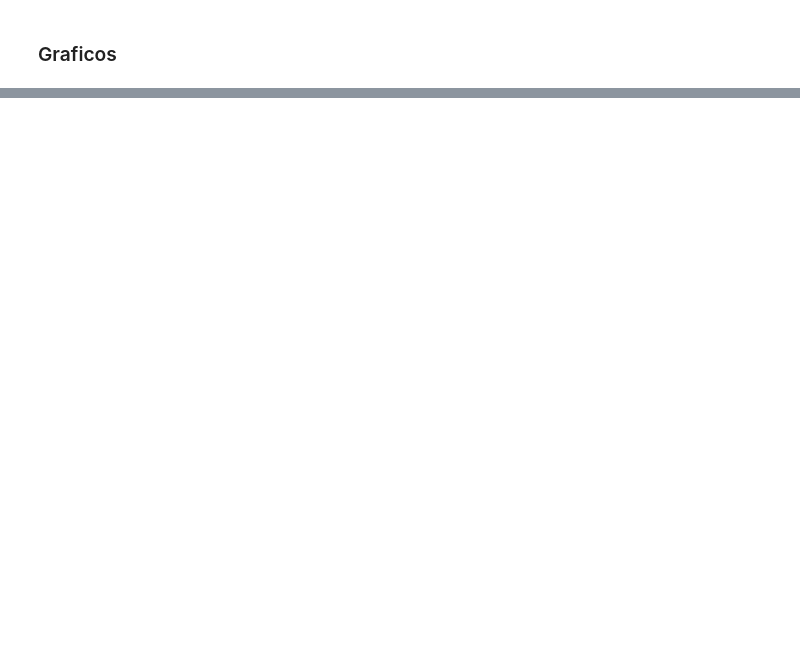
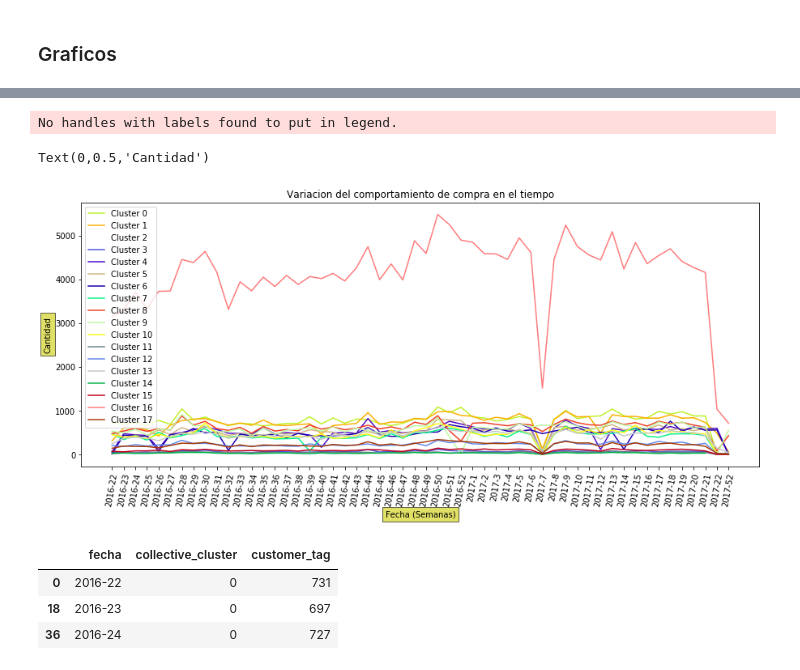
Before and after one commit to johnkbarrera/TemporalTXs, a Jupyter notebook: para la semana/(6) ANALISIS DE RESULTADOS.ipynb, the cells around one changed output, grey strips where cells are left out. Drawn from its saved outputs; the diff is of its cells as text; code cells hidden in the pictures; blank space fills up the shorter version.

```diff
--- a/para la semana/(6) ANALISIS DE RESULTADOS.ipynb
+++ b/para la semana/(6) ANALISIS DE RESULTADOS.ipynb
@@ -119,0 +145,5 @@ for kk in range(num_cluster):
+# %%
+helper = data.groupby(['year','week','collective_cluster'], as_index=False, sort=True)['customer_tag'].count()
+helper['fecha'] = helper['year'].astype(str).str.cat(helper['week'].astype(str), sep='-')
+helper = helper[['fecha','collective_cluster','customer_tag']]
+helper.head(5)
@@ -119,0 +157,45 @@ for kk in range(num_cluster):
+# %%
+import matplotlib._color_data as mcd
+box = dict(facecolor='#cccc00', pad=4, alpha=0.6)
+
+
+fig = plt.figure(figsize=(15,6))
+ax = fig.add_subplot(111, frameon=True)
+x = list(helper['fecha'].drop_duplicates())
+ax.set_xticklabels(x, rotation=80)
+
+# ------------ COLORES ---------------------
+overlap = mcd.XKCD_COLORS
+colores = ["" for x in range(len(overlap))]
+for j, n in enumerate(sorted(overlap, reverse=True)):
+    cor = mcd.XKCD_COLORS[n].upper()
+    colores[j] = cor
+
+legend = ax.legend(loc='upper center', shadow=True, fontsize='x-large')
+
+
+for i in range(longitud):
+    cluster_i = helper[helper['collective_cluster']==i]
+    y = cluster_i['customer_tag']
+    x = cluster_i['fecha']
+   # ax.plot(x,y,'-',color='C'+str(i)+'')
+    ax.plot(x,y,'-',color=colores[i*10],label="Cluster "+str(i))
+    #ax.plot(x,y,'ob',color=colores[i])
+
+
+ax.legend()
+ax.set_title('Variacion del comportamiento de compra en el tiempo')
+ax.set_xlabel('Fecha (Semanas)', bbox=box)
+ax.set_ylabel('Cantidad', bbox=box)
+# %% [output]
+No handles with labels found to put in legend.
+Text(0,0.5,'Cantidad')
+[figure, added]
+# %%
+cluster_i = helper[helper['collective_cluster']==0]
+cluster_i.head(3)
+# %% [output]
+|  | fecha | collective_cluster | customer_tag |
+| 0 | 2016-22 | 0 | 731 |
+| 18 | 2016-23 | 0 | 697 |
+| 36 | 2016-24 | 0 | 727 |
```
Also changed, not shown: parts of 11 cells of this notebook, 8 other files.
